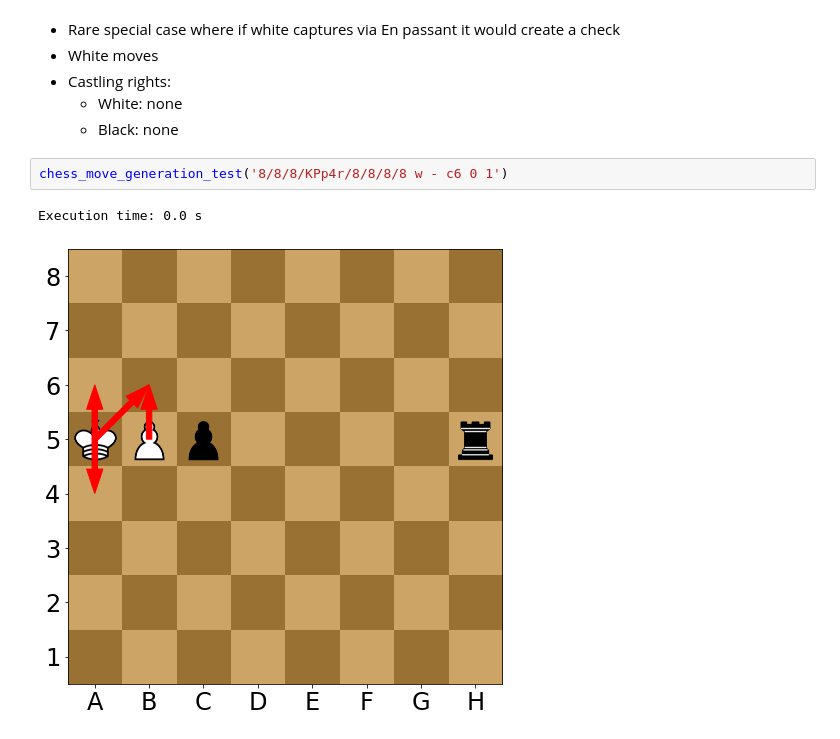
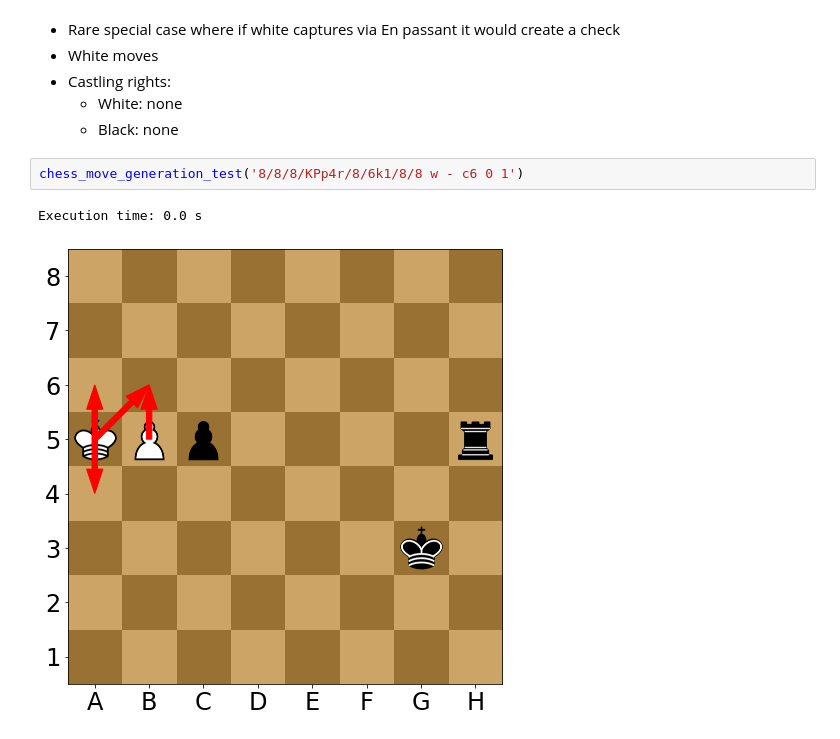
Before and after one commit to vv-hieu/ParallelChessEngine, a Jupyter notebook: ChessMoveGenerationTest.ipynb, the cells around one changed output. Saved outputs shown, nothing was run; the diff lists cells and outputs as text.

```diff
--- a/ChessMoveGenerationTest.ipynb
+++ b/ChessMoveGenerationTest.ipynb
@@ -135,7 +135,7 @@ Execution time: 0.0 s
     - White: none
     - Black: none
 # %%
-chess_move_generation_test('8/8/8/KPp4r/8/8/8/8 w - c6 0 1')
+chess_move_generation_test('8/8/8/KPp4r/8/6k1/8/8 w - c6 0 1')
 # %% [output]
 Execution time: 0.0 s
-[figure, old version]
+[figure, new version]
```
Also changed, not shown: parts of 1 cell of this notebook, 5 other files.
